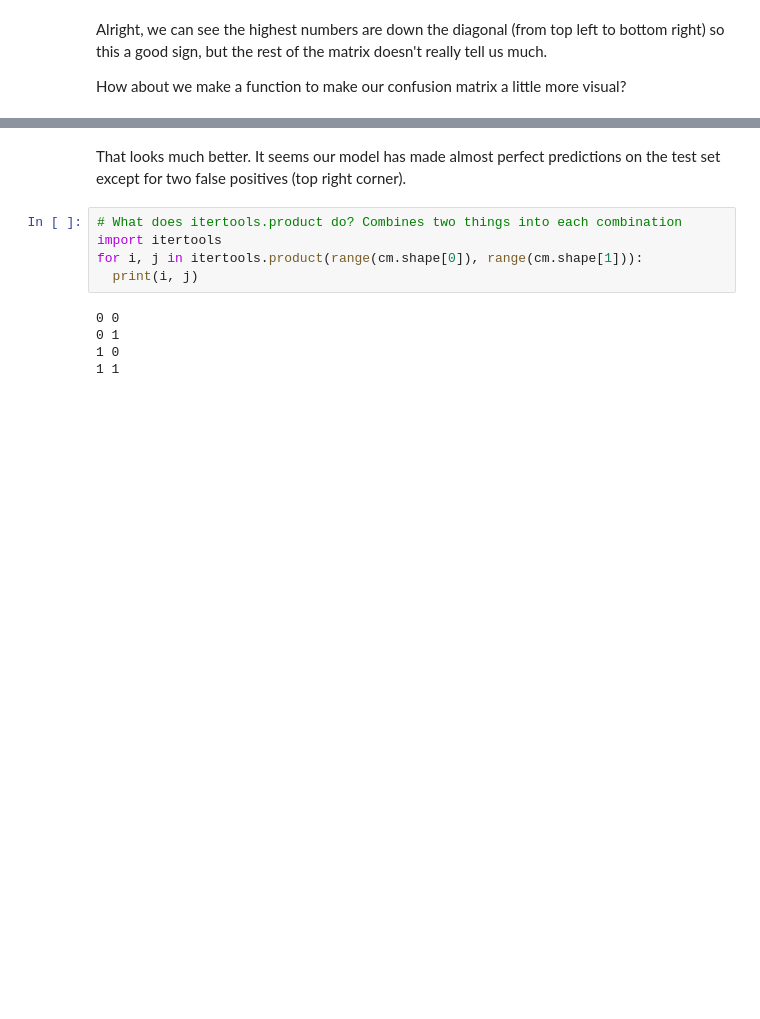
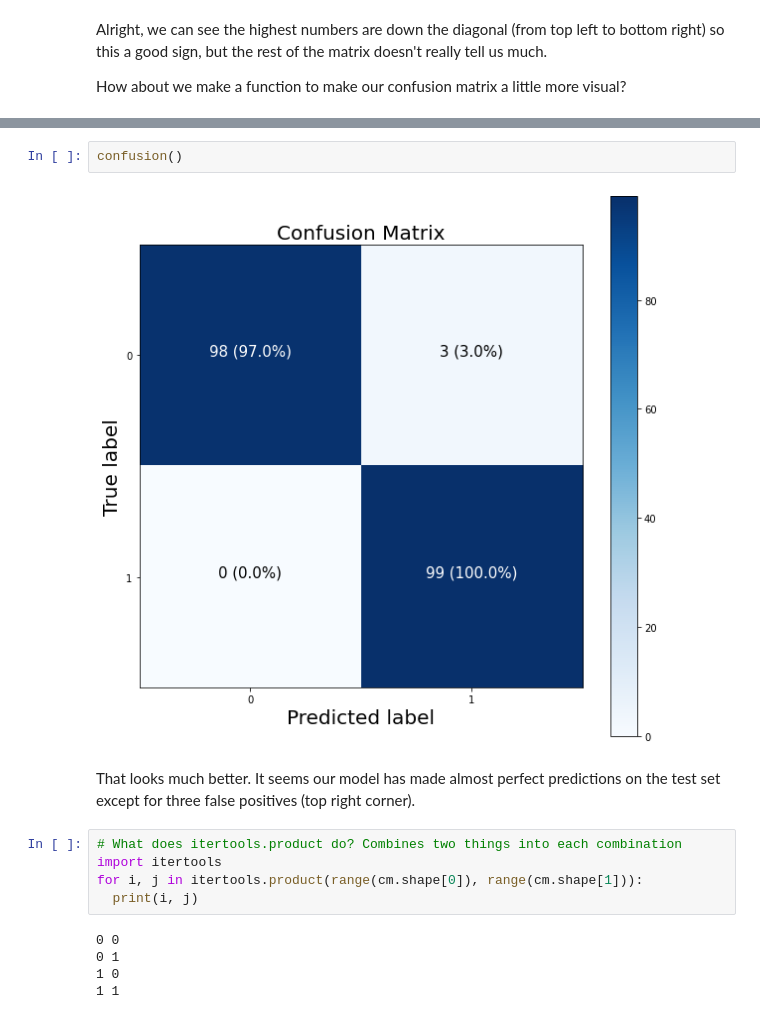
Before and after one commit to gregorywmorris/tensorflow-deep-learning-cert, a Jupyter notebook: 02_neural_network_classification_in_tensorflow.ipynb, the cells around one changed output, grey strips where cells are left out. Saved outputs shown, nothing was run; the diff lists cells and outputs as text; blank space fills up the shorter version.

```diff
--- a/02_neural_network_classification_in_tensorflow.ipynb
+++ b/02_neural_network_classification_in_tensorflow.ipynb
@@ -1417,5 +1450,9 @@ for i, j in itertools.product(range(cm.shape[0]), range(cm.shape[1])):
+# %%
+confusion()
+# %% [output]
+[figure, added]
 # %% [markdown]
-That looks much better. It seems our model has made almost perfect predictions on the test set except for two false positives (top right corner).
+That looks much better. It seems our model has made almost perfect predictions on the test set except for three false positives (top right corner).
 # %%
 # What does itertools.product do? Combines two things into each combination
 import itertools
```
Also changed, not shown: parts of 41 cells of this notebook.
